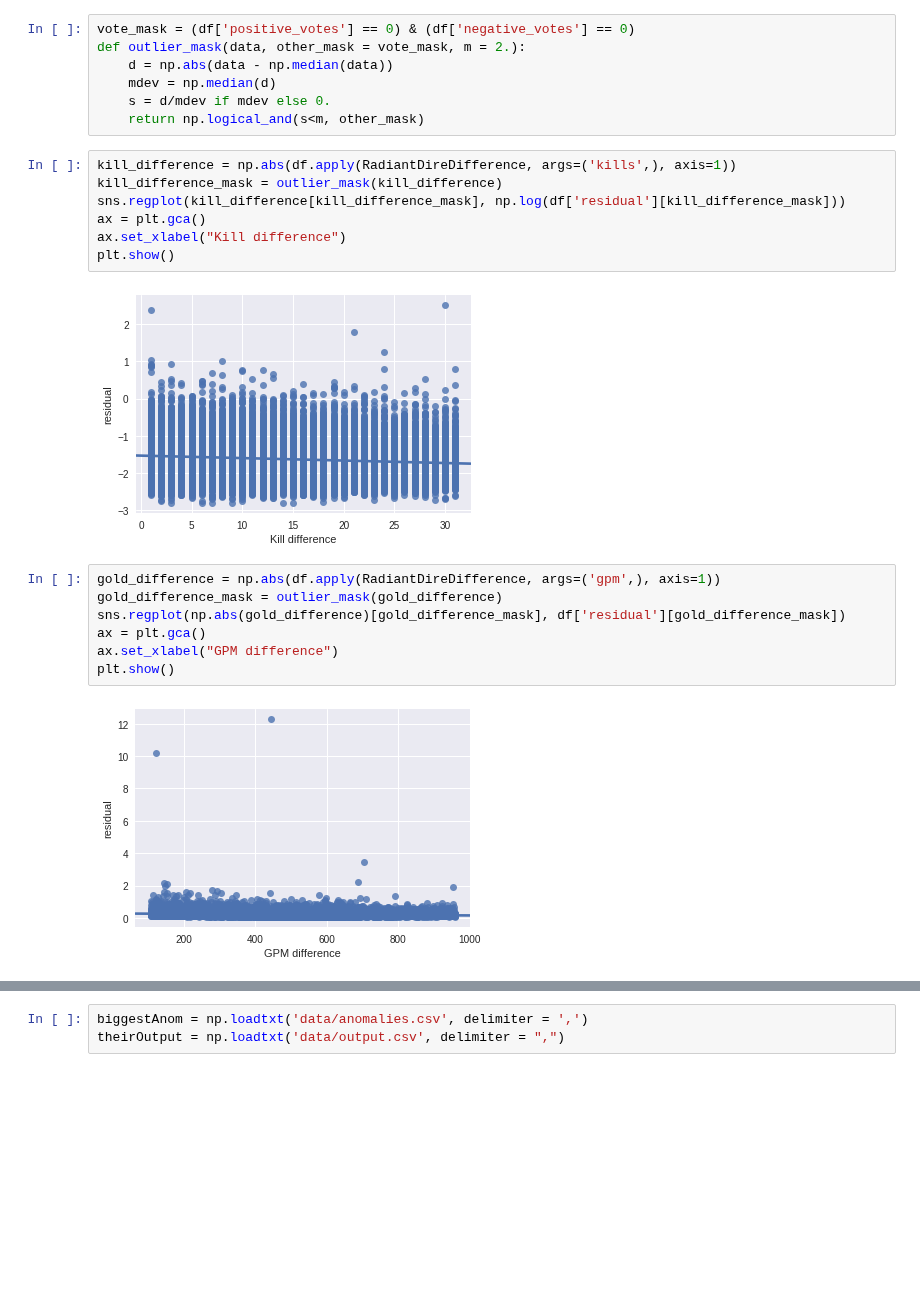
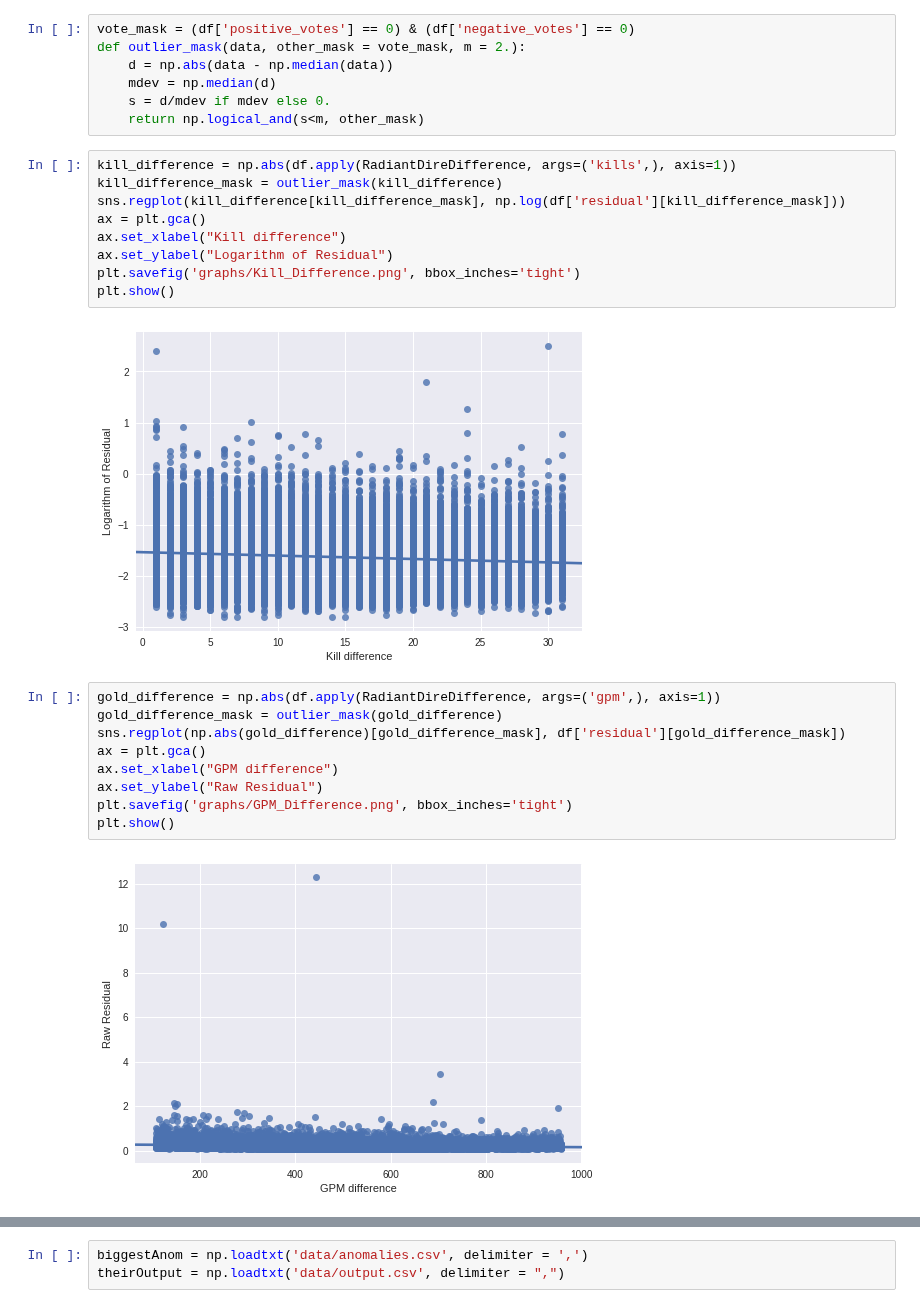
Before and after one commit to beelze-b/Open-Dota-Exploration, a Jupyter notebook: WeightsAndResiduals.ipynb, the cells around one changed output, grey strips where cells are left out. Saved outputs shown, nothing was run; the diff lists cells and outputs as text; blank space fills up the shorter version.

```diff
--- a/WeightsAndResiduals.ipynb
+++ b/WeightsAndResiduals.ipynb
@@ -197,20 +197,24 @@ def outlier_mask(data, other_mask = vote_mask, m = 2.):
 # %%
 kill_difference = np.abs(df.apply(RadiantDireDifference, args=('kills',), axis=1))
 kill_difference_mask = outlier_mask(kill_difference)
 sns.regplot(kill_difference[kill_difference_mask], np.log(df['residual'][kill_difference_mask]))
 ax = plt.gca()
 ax.set_xlabel("Kill difference")
+ax.set_ylabel("Logarithm of Residual")
+plt.savefig('graphs/Kill_Difference.png', bbox_inches='tight')
 plt.show()
 # %% [output]
-[figure, old version]
+[figure, new version]
 # %%
 gold_difference = np.abs(df.apply(RadiantDireDifference, args=('gpm',), axis=1))
 gold_difference_mask = outlier_mask(gold_difference)
 sns.regplot(np.abs(gold_difference)[gold_difference_mask], df['residual'][gold_difference_mask])
 ax = plt.gca()
 ax.set_xlabel("GPM difference")
+ax.set_ylabel("Raw Residual")
+plt.savefig('graphs/GPM_Difference.png', bbox_inches='tight')
 plt.show()
 # %% [output]
-[figure, old version]
+[figure, new version]
 # %%
 kda = df.apply(heroKDAdeficit, axis=1)
```
Also changed, not shown: parts of 18 cells of this notebook.
